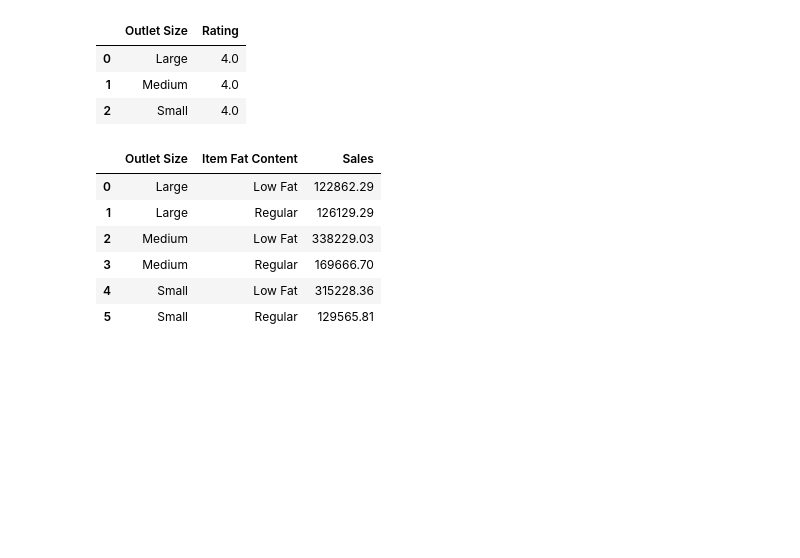
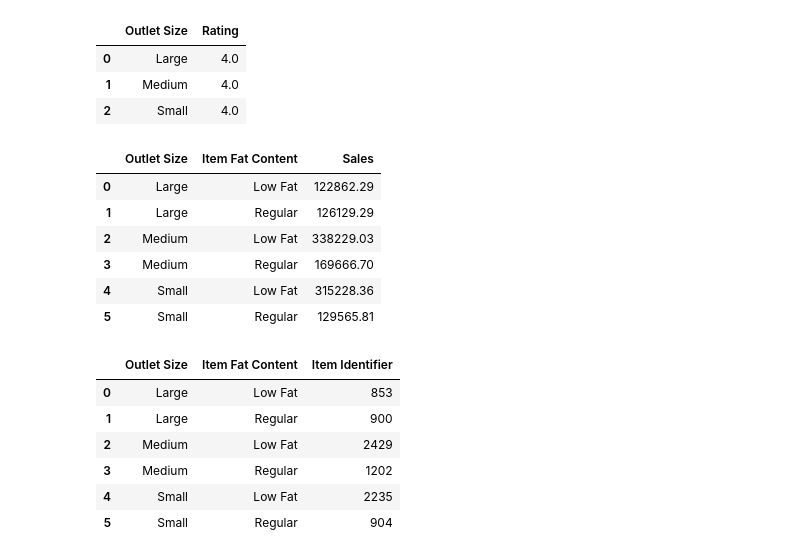
Before and after one commit to Akshay-Paunikar/Blinkit_Data_Analysis, a Jupyter notebook: blinkit_data_analysis.ipynb, the cells around one changed output. Cells and saved outputs as stored; diff of their text form; code cells hidden in the pictures; blank space fills up the shorter version.

Commit message:
blinkit data analysis - Impact of Outlet Size & Item Fat Content on sales

```diff
--- a/blinkit_data_analysis.ipynb
+++ b/blinkit_data_analysis.ipynb
@@ -281,3 +281,13 @@ df.groupby(['Outlet Size', 'Item Fat Content'])['Sales'].sum().round(2).reset_in
 | 3 | Medium | Regular | 169666.70 |
 | 4 | Small | Low Fat | 315228.36 |
 | 5 | Small | Regular | 129565.81 |
+# %%
+df.groupby(['Outlet Size', 'Item Fat Content'])['Item Identifier'].count().reset_index()
+# %% [output]
+|  | Outlet Size | Item Fat Content | Item Identifier |
+| 0 | Large | Low Fat | 853 |
+| 1 | Large | Regular | 900 |
+| 2 | Medium | Low Fat | 2429 |
+| 3 | Medium | Regular | 1202 |
+| 4 | Small | Low Fat | 2235 |
+| 5 | Small | Regular | 904 |
```
Also changed, not shown: parts of 1 cell of this notebook.
